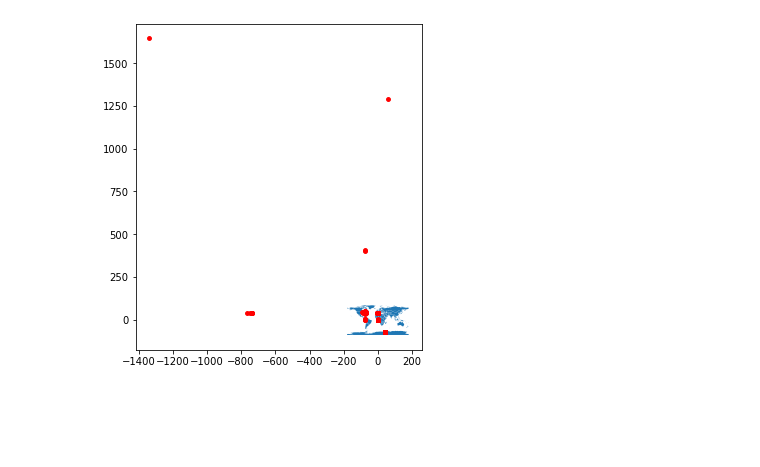
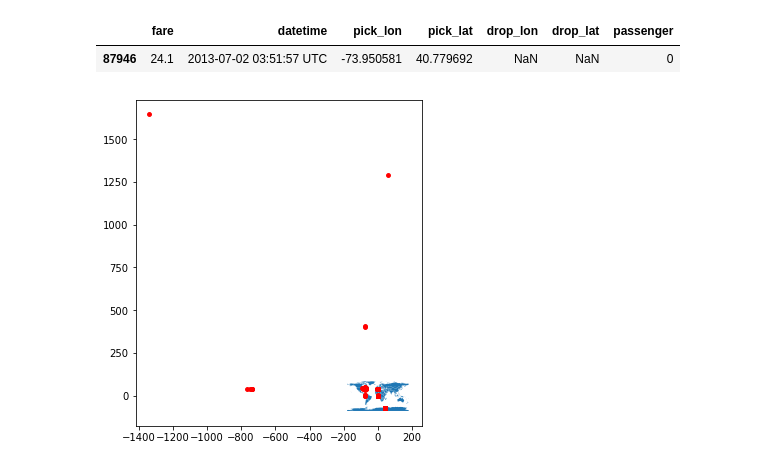
Before and after one commit to nikhil-ravi/ORIE5751Uber, a Jupyter notebook: python/datasets_nikhil.ipynb, the cells around one changed output. Saved outputs shown, nothing was run; the diff lists cells and outputs as text; code cells hidden in the pictures; blank space fills up the shorter version.

```diff
--- a/python/datasets_nikhil.ipynb
+++ b/python/datasets_nikhil.ipynb
@@ -25,2 +48,7 @@ data.head()
+# %%
+data[data.drop_lat.isna()]
+# %% [output]
+|  | fare | datetime | pick_lon | pick_lat | drop_lon | drop_lat | passenger |
+| 87946 | 24.1 | 2013-07-02 03:51:57 UTC | -73.950581 | 40.779692 | NaN | NaN | 0 |
 # %%
 df = pd.DataFrame()
```
Also changed, not shown: parts of 29 cells of this notebook, 52 other files.
